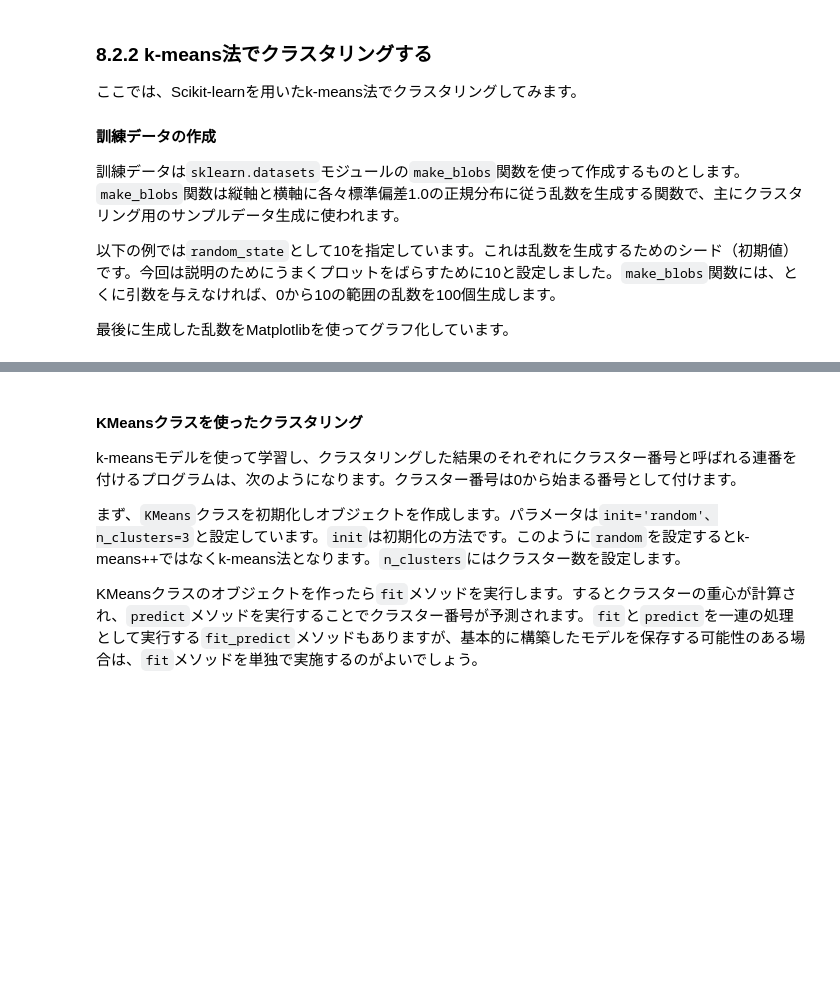
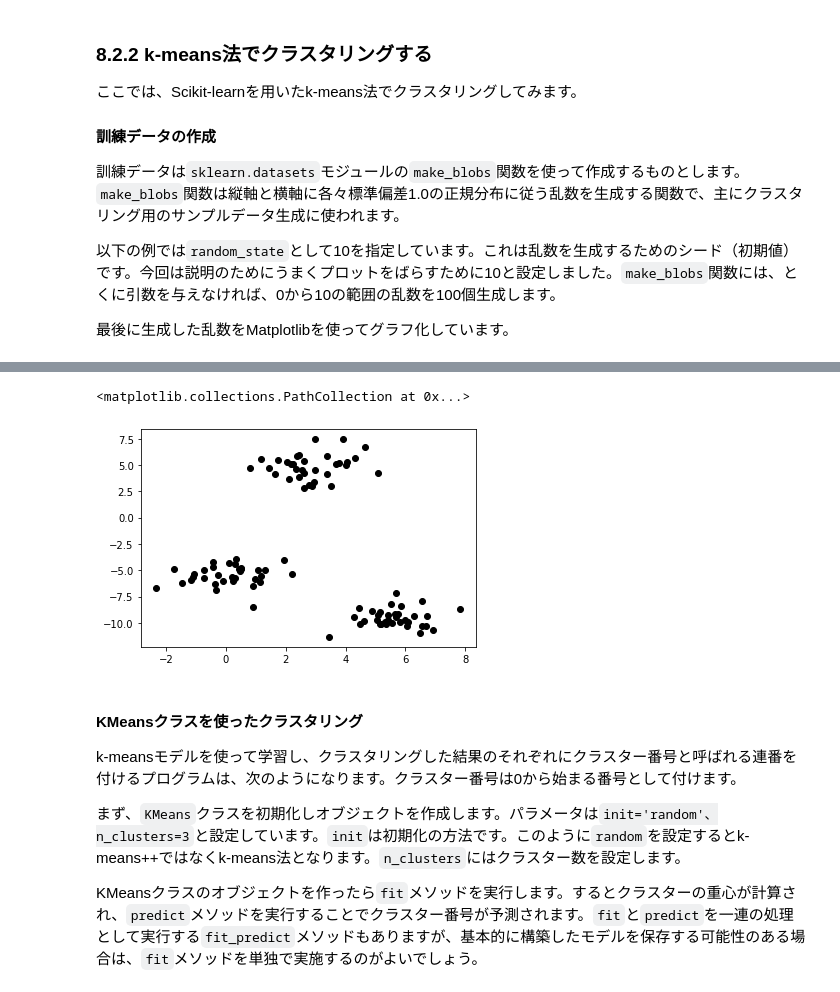
Before and after one commit to makkimaki/GCIwinter2019_assignments, a Jupyter notebook: week6/chapter8.ipynb, the cells around one changed output, grey strips where cells are left out. Cells and saved outputs as stored; diff of their text form; code cells hidden in the pictures; blank space fills up the shorter version.

```diff
--- a/week6/chapter8.ipynb
+++ b/week6/chapter8.ipynb
@@ -138,3 +143,15 @@ plt.scatter(X[:,0],X[:,1],color='black')
+# %%
+#practice
+
+from sklearn.cluster import KMeans
+from sklearn.datasets import make_blobs
+
+X, _ = make_blobs(random_state=10)
+
+plt.scatter(X[:, 0], X[:, 1], color="black")
+# %% [output]
+<matplotlib.collections.PathCollection at 0x...>
+[figure, added]
 # %% [markdown]
 #### KMeansクラスを使ったクラスタリング
 
```
Also changed, not shown: parts of 53 cells of this notebook, 6 other files.
